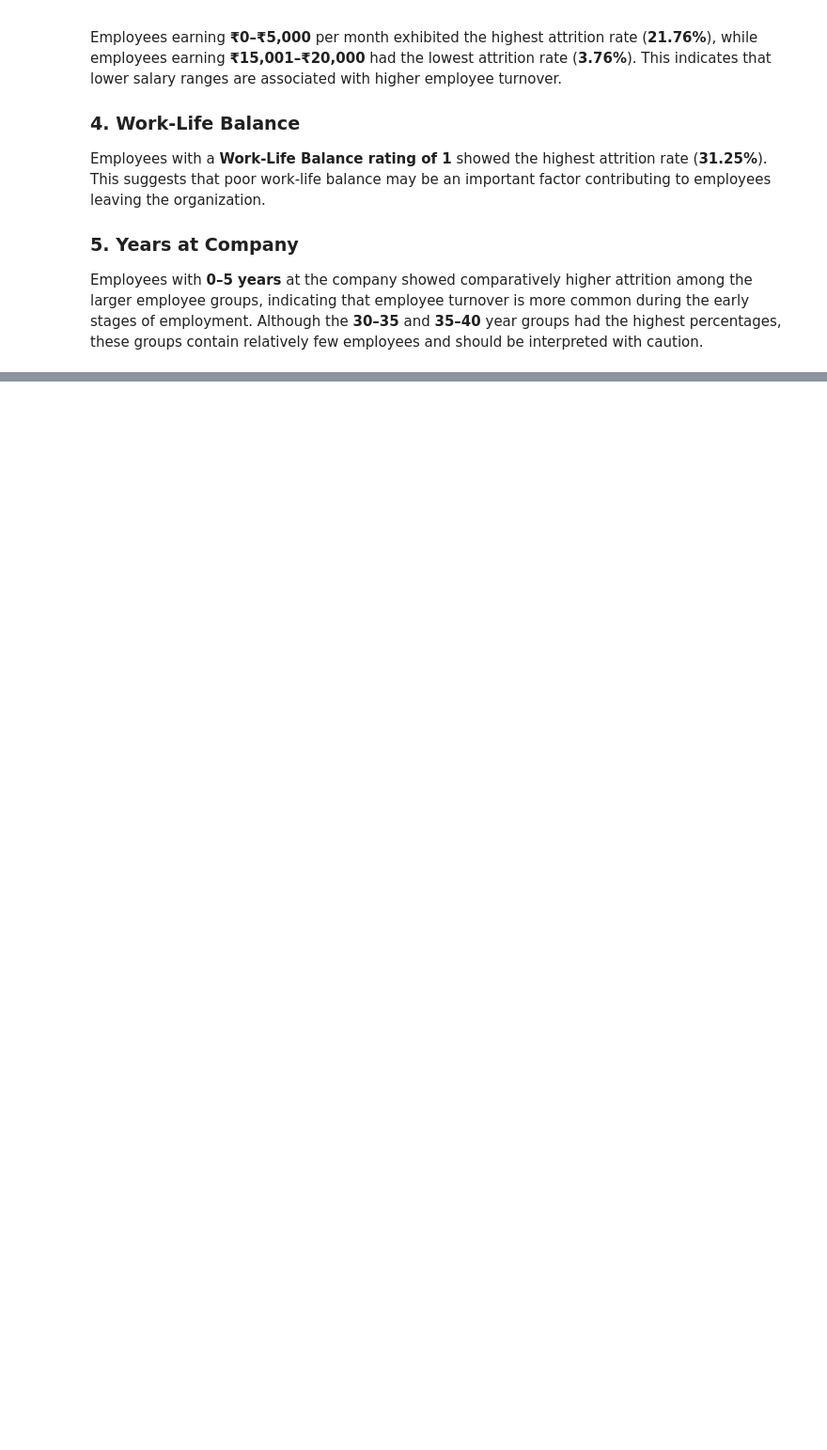
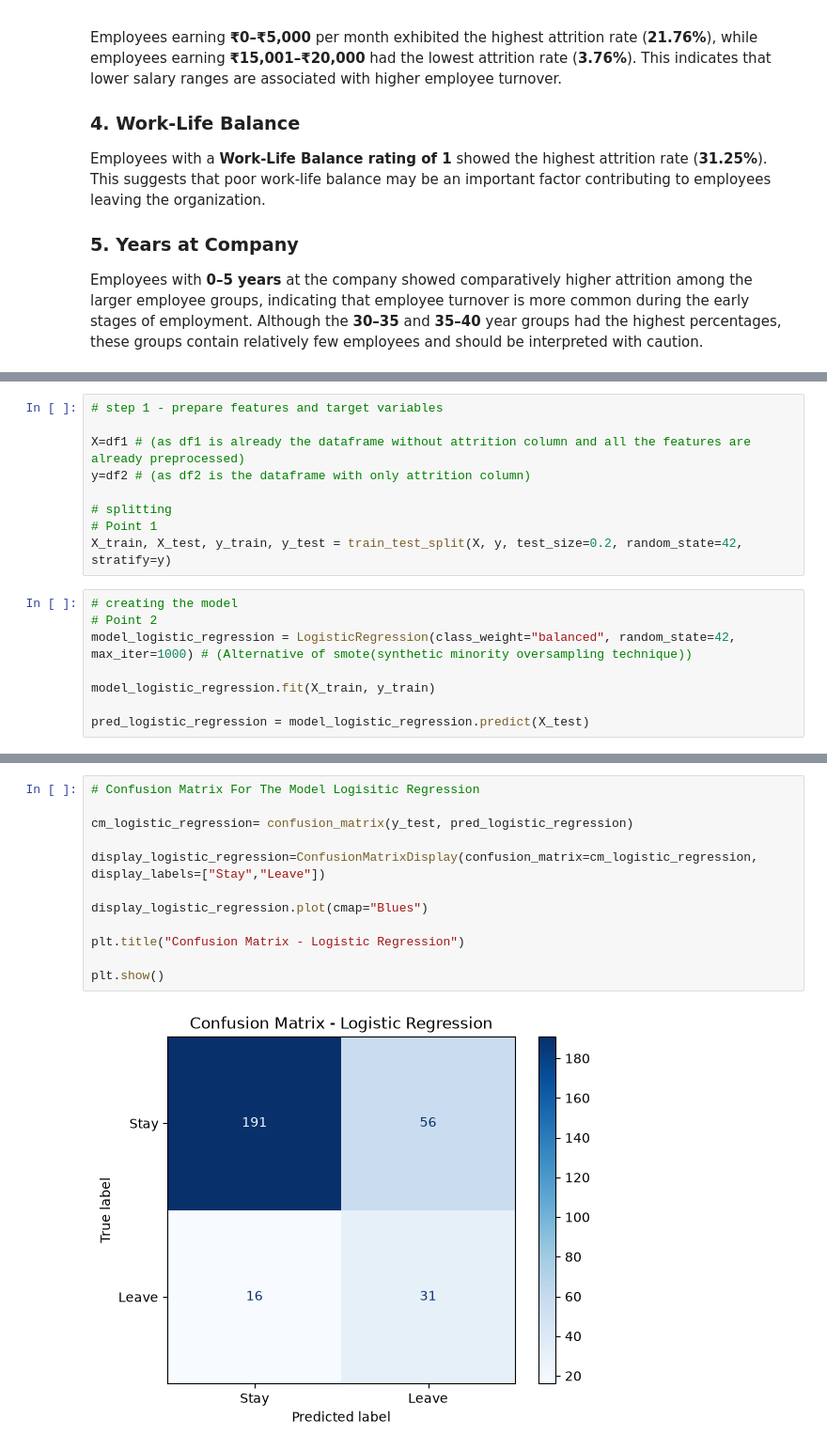
Before and after one commit to aroranaman1003/Employee-Attrition-Prediction_NamanArora, a Jupyter notebook: notebooks/analysis.ipynb, the cells around one changed output, grey strips where cells are left out. Shown at 94% size. Cells and saved outputs as stored; diff of their text form; blank space fills up the shorter version.

Commit message:
Completed Task 4 and Task 5 - Model Building and Evaluation

```diff
--- a/notebooks/analysis.ipynb
+++ b/notebooks/analysis.ipynb
@@ -495,0 +503,17 @@ Employees with **0–5 years** at the company showed comparatively higher attrit
+# %%
+# step 1 - prepare features and target variables
+
+X=df1 # (as df1 is already the dataframe without attrition column and all the features are already preprocessed)
+y=df2 # (as df2 is the dataframe with only attrition column)
+
+# splitting
+# Point 1
+X_train, X_test, y_train, y_test = train_test_split(X, y, test_size=0.2, random_state=42, stratify=y)
+# %%
+# creating the model
+# Point 2
+model_logistic_regression = LogisticRegression(class_weight="balanced", random_state=42, max_iter=1000) # (Alternative of smote(synthetic minority oversampling technique))
+
+model_logistic_regression.fit(X_train, y_train)
+
+pred_logistic_regression = model_logistic_regression.predict(X_test)
@@ -495,0 +590,14 @@ Employees with **0–5 years** at the company showed comparatively higher attrit
+# %%
+# Confusion Matrix For The Model Logisitic Regression
+
+cm_logistic_regression= confusion_matrix(y_test, pred_logistic_regression)
+
+display_logistic_regression=ConfusionMatrixDisplay(confusion_matrix=cm_logistic_regression, display_labels=["Stay","Leave"])
+
+display_logistic_regression.plot(cmap="Blues")
+
+plt.title("Confusion Matrix - Logistic Regression")
+
+plt.show()
+# %% [output]
+[figure, added]
```
Also changed, not shown: parts of 20 cells of this notebook, 3 other files.
